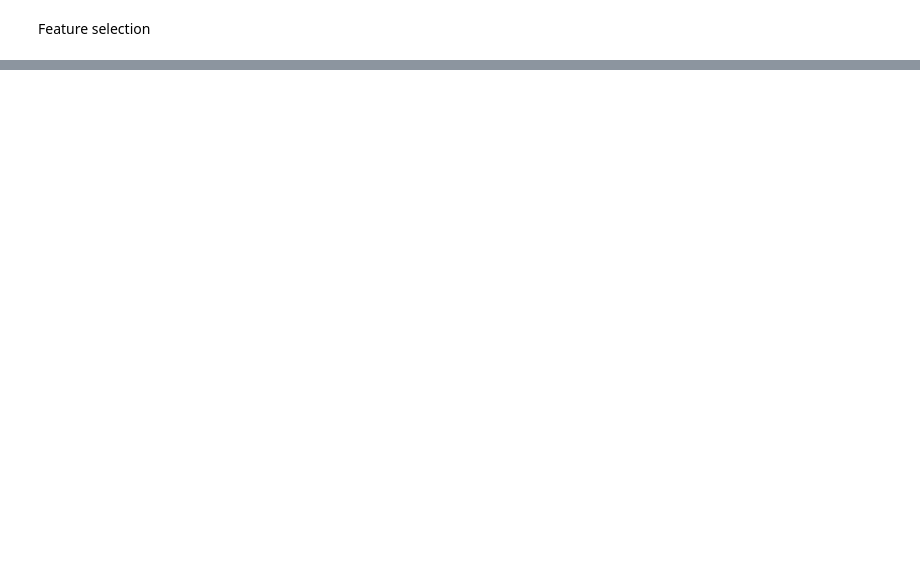
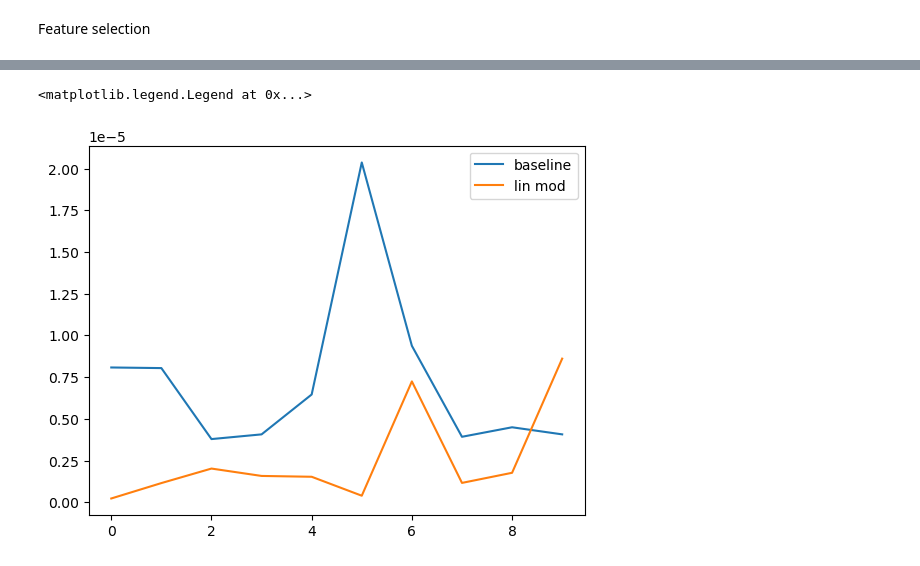
Before and after one commit to NikolajHee/MLDM-Assignment-2, a Jupyter notebook: mvin_sandbox.ipynb, the cells around one changed output, grey strips where cells are left out. Cells and saved outputs as stored; diff of their text form; code cells hidden in the pictures; blank space fills up the shorter version.

Commit message:
baseline and lin mod, need ANN

```diff
--- a/mvin_sandbox.ipynb
+++ b/mvin_sandbox.ipynb
@@ -243,0 +250,9 @@ Weights in last fold:
+# %%
+labels = ['Mg', 'Al', 'Si', 'Ca', 'Ba','Na', 'K']
+X = np.array(glass_dataset[labels])
+y = np.array(glass_dataset['RI'])
+attributeNames = labels
+glass_dataset[labels].head()
+standardized_X = (X-np.mean(X,0))/np.std(X,0)
+X = standardized_X
+N, M = X.shape
@@ -243,0 +348,7 @@ Weights in last fold:
+# %%
+plot(error_test_baseline)
+plot(error_test_lin_mod)
+legend(['baseline', 'lin mod'])
+# %% [output]
+<matplotlib.legend.Legend at 0x...>
+[figure, added]
```
Also changed, not shown: parts of 14 cells of this notebook.
